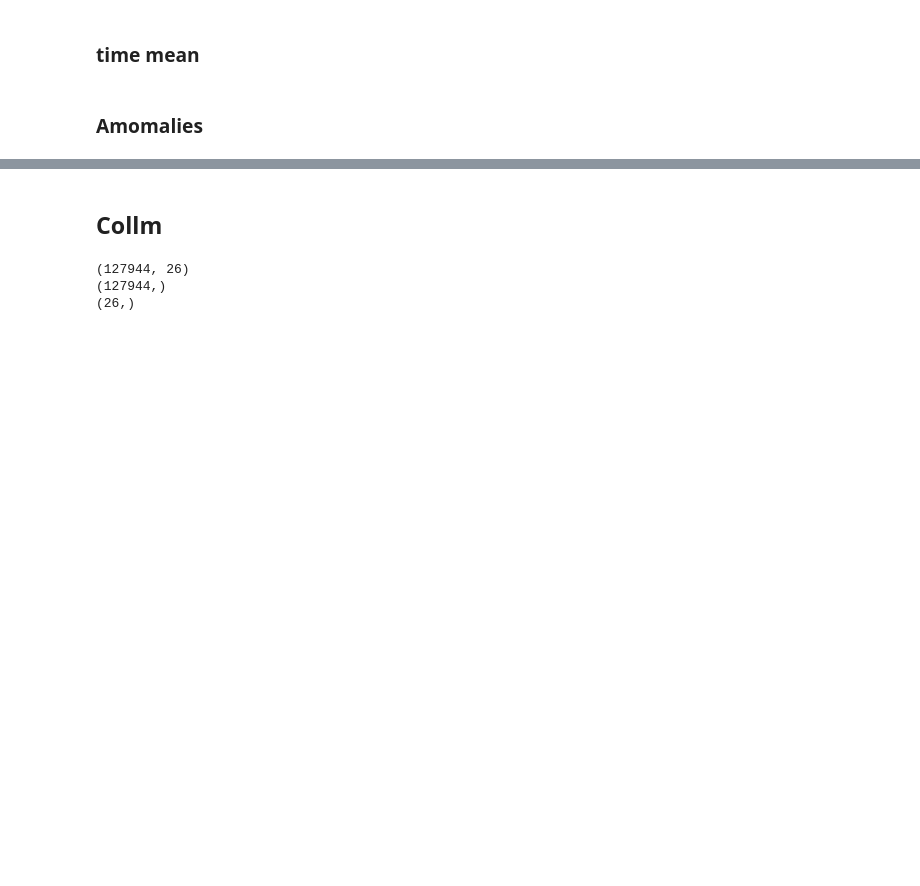
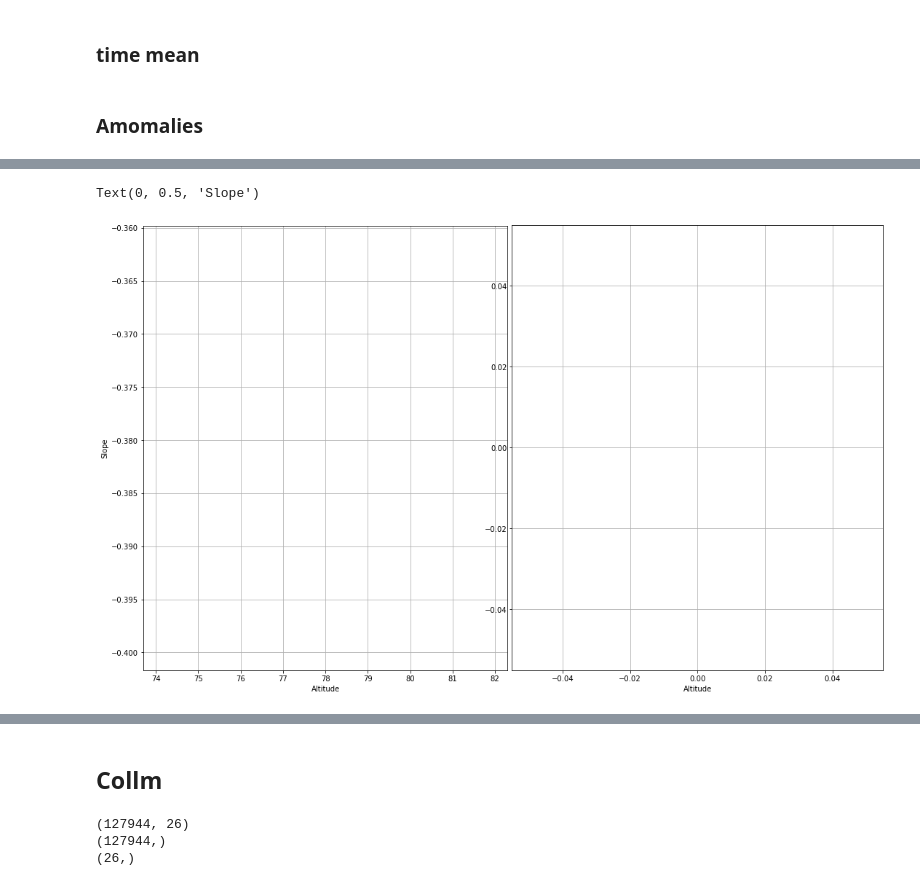
Before and after one commit to VACILT/trends_project, a Jupyter notebook: data_introduction_jason.ipynb, the cells around one changed output, grey strips where cells are left out. Drawn from its saved outputs; the diff is of its cells as text; code cells hidden in the pictures; blank space fills up the shorter version.

```diff
--- a/data_introduction_jason.ipynb
+++ b/data_introduction_jason.ipynb
@@ -152,0 +234,36 @@ def anomalie(step,var):
+# %%
+#Analyse Months seperatly
+s = 1
+e = 1
+u_sta_examon = u_sta_monthly_ano.sel(time=is_mon(u_sta_monthly_ano['time.month'],s,e))
+v_sta_examon = v_sta_monthly_ano.sel(time=is_mon(v_sta_monthly_ano['time.month'],s,e))
+
+
+x = np.arange(u_sta_examon.time.shape[0])
+# %%
+#plot STATISTICS
+
+fig = plt.figure(constrained_layout=True,figsize = [15,9])
+
+
+ax1 = fig.add_subplot(121)
+x = np.arange(np.squeeze(u_sta_examon.time.shape))
+#print('ustaexamon: '+str(u_sta_examon))
+u_statistics = time_reg(u_sta_examon)
+u_statistics['parameter'] = ['slope', 'intercept', 'r_value','p_value', 'std_err']
+ax1.plot(u_sta_examon.alt,u_statistics.sel(parameter='slope').where(u_statistics.sel(parameter='p_value')<= 0.05))
+ax1.grid()
+
+ax2 = fig.add_subplot(122)
+x = np.arange(np.squeeze(v_sta_examon.time.shape))
+v_statistics = time_reg(v_sta_examon)
+v_statistics['parameter'] = ['slope', 'intercept', 'r_value','p_value', 'std_err']
+ax2.plot(v_sta_examon.alt,v_statistics.sel(parameter='slope').where(v_statistics.sel(parameter='p_value')<= 0.05))
+ax2.grid()
+
+ax1.set_xlabel('Altitude')
+ax2.set_xlabel('Altitude')
+ax1.set_ylabel('Slope')
+# %% [output]
+Text(0, 0.5, 'Slope')
+[figure, added]
```
Also changed, not shown: parts of 20 cells of this notebook.
